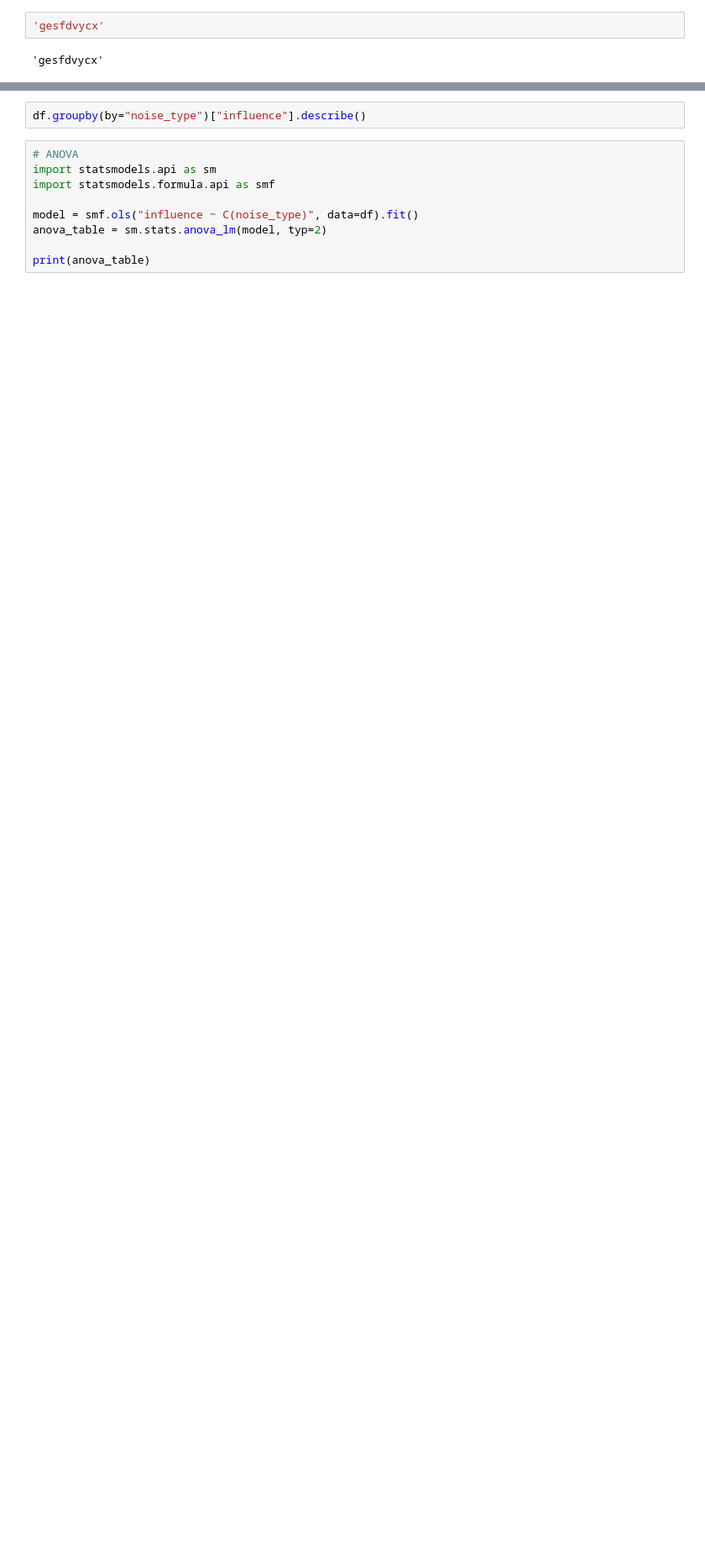
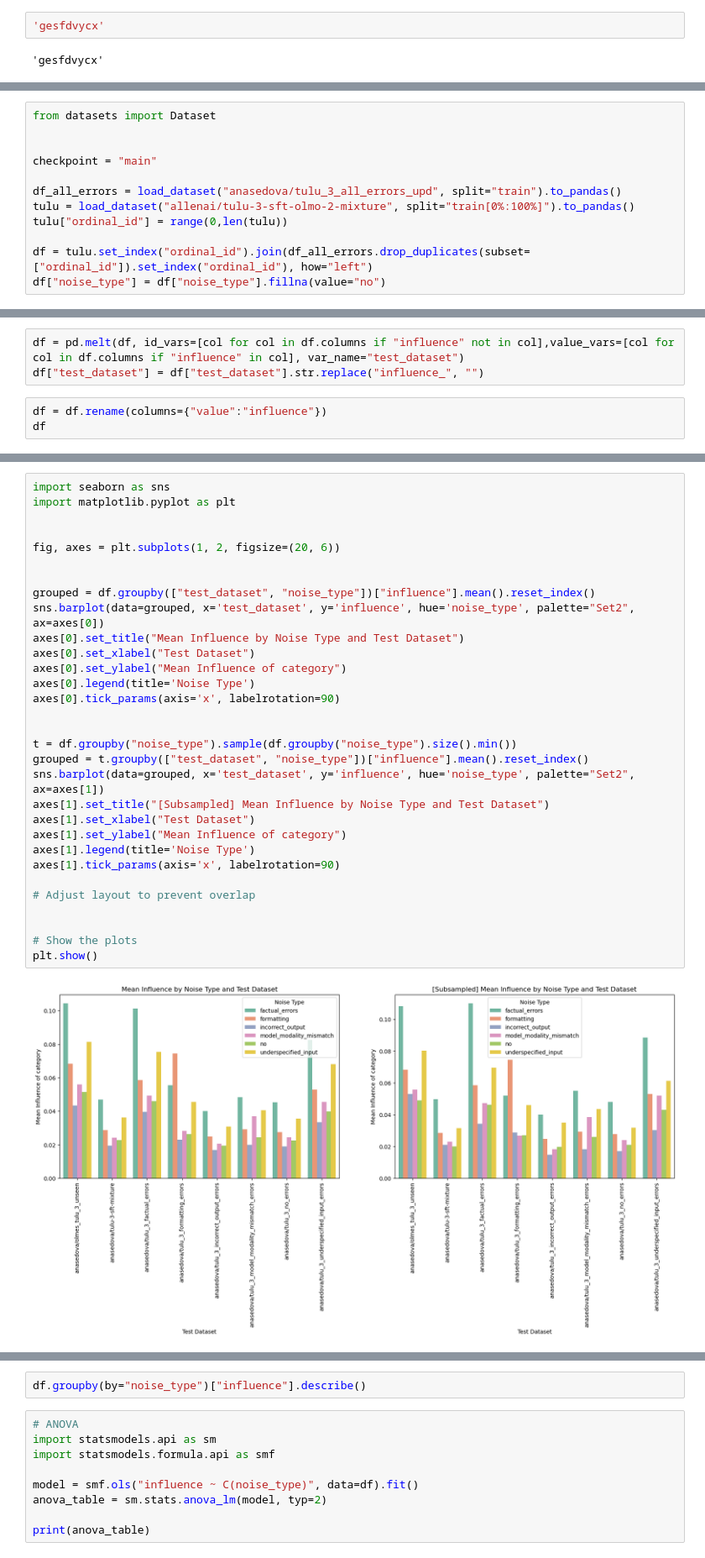
Before and after one commit to loris3/babylm, a Jupyter notebook: analysis_noise.ipynb, the cells around one changed output, grey strips where cells are left out. Shown: that part at 84% size. Cells and saved outputs as stored; diff of their text form; blank space fills up the shorter version.

Commit message:
additonal plots

```diff
--- a/analysis_noise.ipynb
+++ b/analysis_noise.ipynb
@@ -293,0 +222,12 @@ grrsfd
+# %%
+from datasets import Dataset
+
+
+checkpoint = "main"
+
+df_all_errors = load_dataset("anasedova/tulu_3_all_errors_upd", split="train").to_pandas()
+tulu = load_dataset("allenai/tulu-3-sft-olmo-2-mixture", split="train[0%:100%]").to_pandas()
+tulu["ordinal_id"] = range(0,len(tulu))
+
+df = tulu.set_index("ordinal_id").join(df_all_errors.drop_duplicates(subset=["ordinal_id"]).set_index("ordinal_id"), how="left")
+df["noise_type"] = df["noise_type"].fillna(value="no")
@@ -293,0 +288,6 @@ grrsfd
+# %%
+df = pd.melt(df, id_vars=[col for col in df.columns if "influence" not in col],value_vars=[col for col in df.columns if "influence" in col], var_name="test_dataset")
+df["test_dataset"] = df["test_dataset"].str.replace("influence_", "")
+# %%
+df = df.rename(columns={"value":"influence"})
+df
@@ -293,0 +308,33 @@ grrsfd
+# %%
+import seaborn as sns
+import matplotlib.pyplot as plt
+
+
+fig, axes = plt.subplots(1, 2, figsize=(20, 6))
+
+
+grouped = df.groupby(["test_dataset", "noise_type"])["influence"].mean().reset_index()
+sns.barplot(data=grouped, x='test_dataset', y='influence', hue='noise_type', palette="Set2", ax=axes[0])
+axes[0].set_title("Mean Influence by Noise Type and Test Dataset")
+axes[0].set_xlabel("Test Dataset")
+axes[0].set_ylabel("Mean Influence of category")
+axes[0].legend(title='Noise Type')
+axes[0].tick_params(axis='x', labelrotation=90)
+
+
+t = df.groupby("noise_type").sample(df.groupby("noise_type").size().min())
+grouped = t.groupby(["test_dataset", "noise_type"])["influence"].mean().reset_index()
+sns.barplot(data=grouped, x='test_dataset', y='influence', hue='noise_type', palette="Set2", ax=axes[1])
+axes[1].set_title("[Subsampled] Mean Influence by Noise Type and Test Dataset")
+axes[1].set_xlabel("Test Dataset")
+axes[1].set_ylabel("Mean Influence of category")
+axes[1].legend(title='Noise Type')
+axes[1].tick_params(axis='x', labelrotation=90)
+
+# Adjust layout to prevent overlap
+
+
+# Show the plots
+plt.show()
+# %% [output]
+[figure, added]
```
Also changed, not shown: parts of 24 cells of this notebook, 1 other file.
